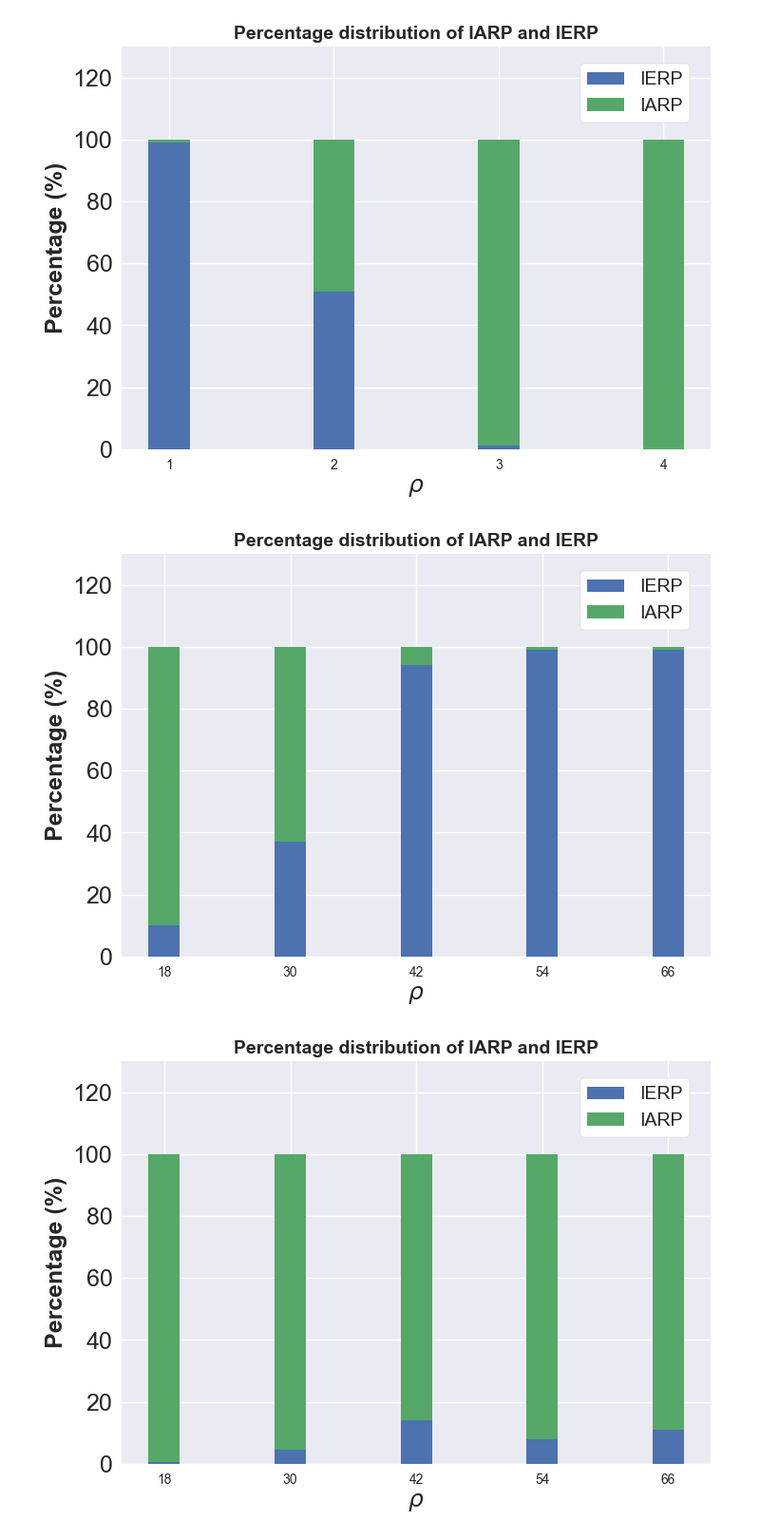
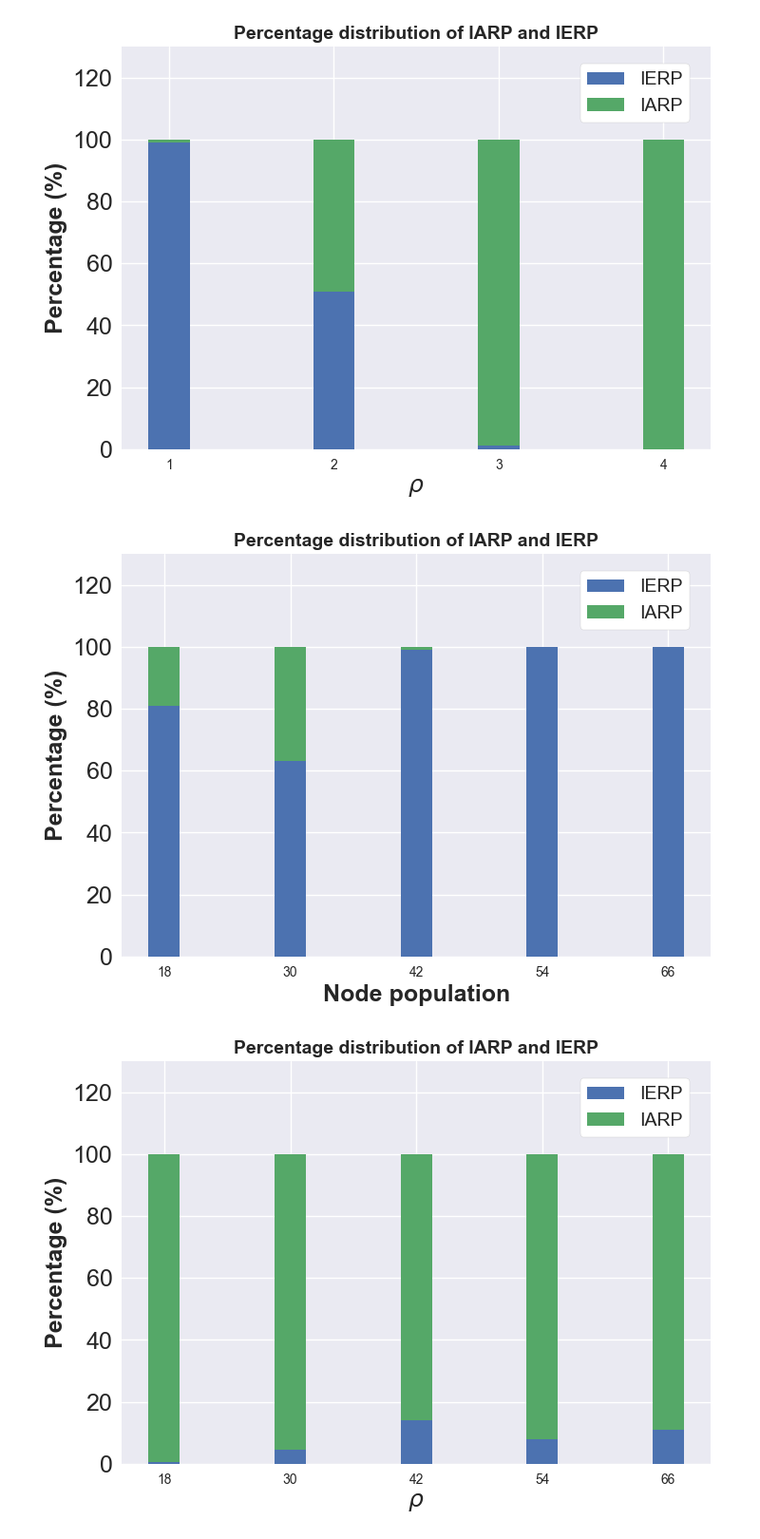
Before and after one commit to mathias-magnusson/Zone-routing-protocol, a Jupyter notebook: plot.ipynb, the cells around one changed output. Shown at 95% size. Cells and saved outputs as stored; diff of their text form; code cells hidden in the pictures.

Commit message:
New graphs

```diff
--- a/plot.ipynb
+++ b/plot.ipynb
@@ -281,37 +291,37 @@ zone_radius = (
     "30",
     "42",
     "54",
     "66"
 )
 
 data = {
-    "IERP": np.array([10, 37, 94, 99, 99.2]),
-    "IARP": np.array([90, 63, 6, 1, 0.8]),
+    "IERP": np.array([81, 63, 99, 100, 100]),
+    "IARP": np.array([19, 37, 1, 0, 0]),
 }
 
 # set width of bar
 barWidth = 0.25
 
 plt.style.use('seaborn-v0_8')
 
 fig, ax = plt.subplots()
 bottom = np.zeros(5)
 
 for boolean, data in data.items():
     p = ax.bar(zone_radius, data, barWidth, label=boolean, bottom=bottom)
     bottom += data
 
 plt.ylim(top=130)
 plt.yticks(fontsize=18)
-plt.xlabel('$\u03C1$', weight='bold', fontsize=18)
+plt.xlabel('Node population', weight='bold', fontsize=18)
 plt.ylabel("Percentage (%)", weight='bold', fontsize=18)
 plt.title("Percentage distribution of IARP and IERP", weight='bold', fontsize=14)
 
 legend = plt.legend(loc='upper right', bbox_to_anchor=(0.98, 0.98), frameon=True, framealpha=1, facecolor='white', fontsize = 14)
 
 plt.show()
 # %% [output]
-[figure, old version]
+[figure, new version]
 # %%
 # Distribution of IARP and IERP for zone radius = 2
 
```
Also changed, not shown: parts of 14 cells of this notebook.
